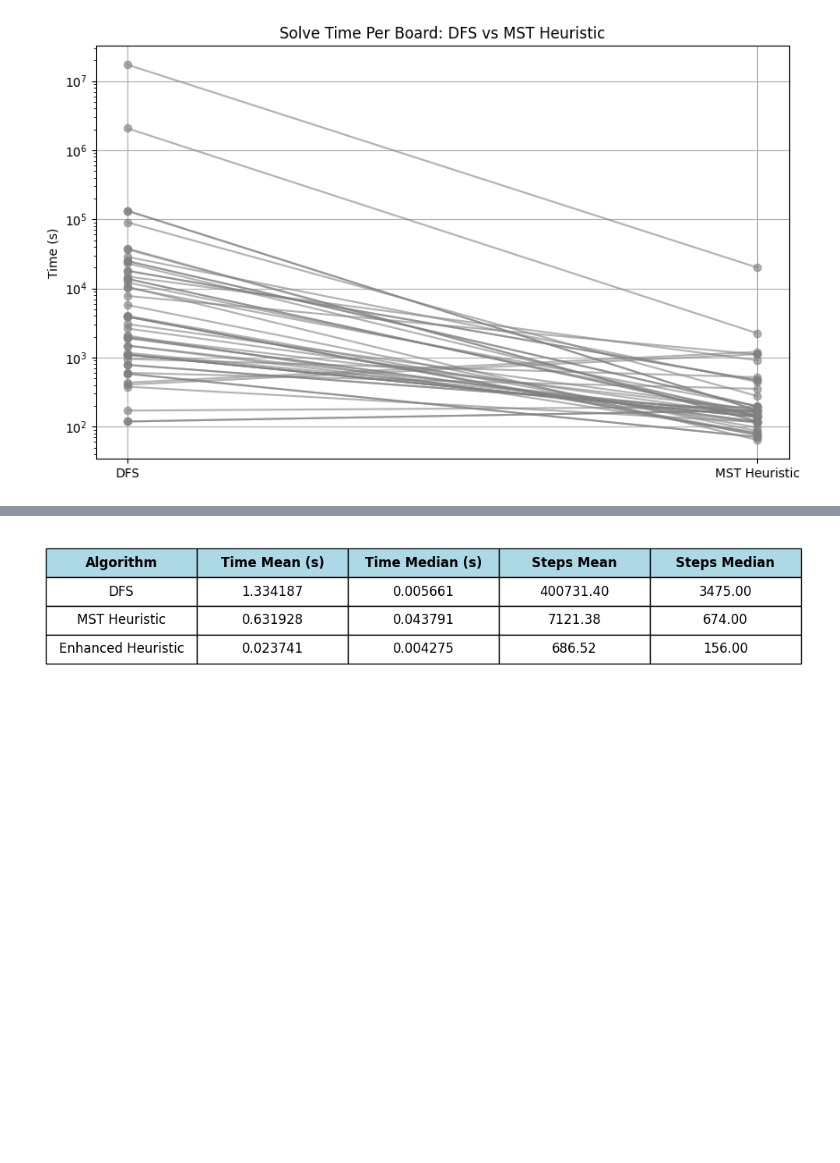
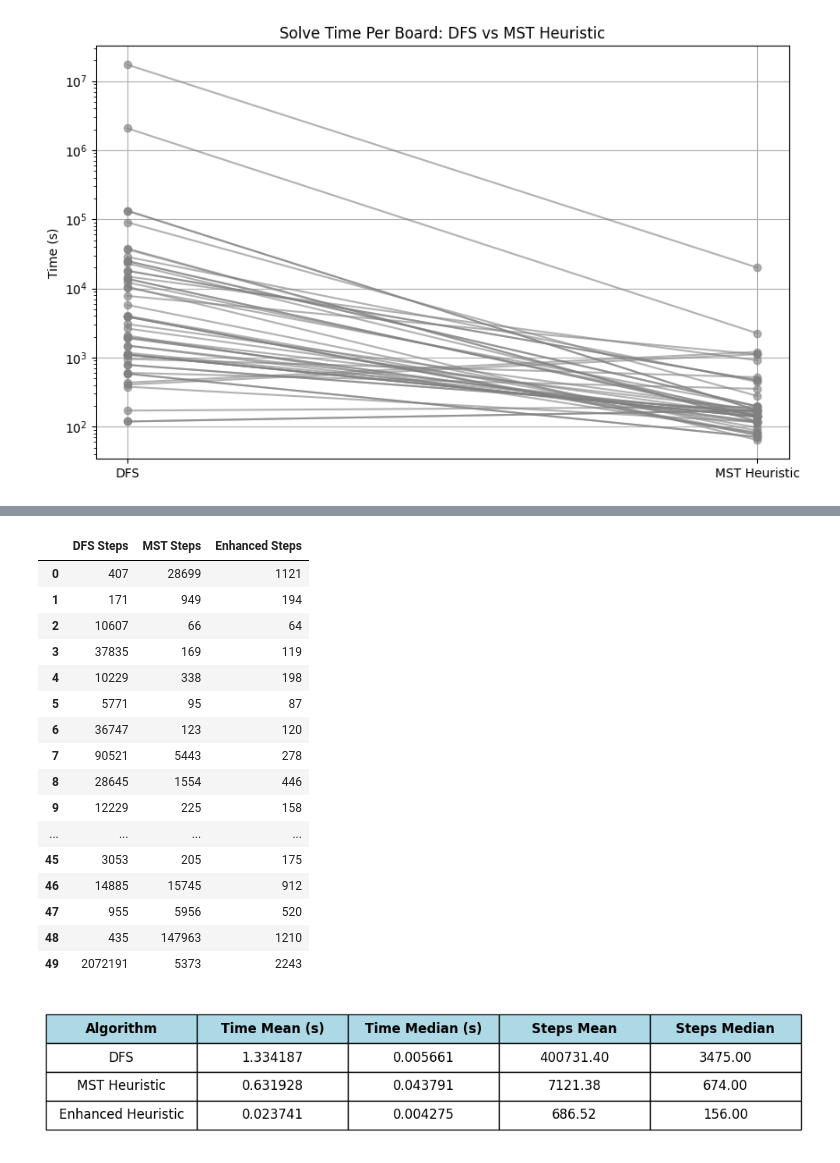
Before and after one commit to MichaelSBU/LinkedInGames, a Jupyter notebook: Zip/plotting.ipynb, the cells around one changed output, grey strips where cells are left out. Drawn from its saved outputs; the diff is of its cells as text; code cells hidden in the pictures; blank space fills up the shorter version.

```diff
--- a/Zip/plotting.ipynb
+++ b/Zip/plotting.ipynb
@@ -263,3 +263,32 @@ plt.show()
+# %%
+import pandas as pd
+
+# Assuming dfs_steps, mst_steps, and enhanced_steps are pandas Series
+merged_steps = pd.concat([dfs_steps, mst_steps, enhanced_steps], axis=1)
+
+# Optionally, you can assign column names for clarity
+merged_steps.columns = ['DFS Steps', 'MST Steps', 'Enhanced Steps']
+
+# Display the merged table
+display(merged_steps)
+# %% [output]
+|  | DFS Steps | MST Steps | Enhanced Steps |
+| 0 | 407 | 28699 | 1121 |
+| 1 | 171 | 949 | 194 |
+| 2 | 10607 | 66 | 64 |
+| 3 | 37835 | 169 | 119 |
+| 4 | 10229 | 338 | 198 |
+| 5 | 5771 | 95 | 87 |
+| 6 | 36747 | 123 | 120 |
+| 7 | 90521 | 5443 | 278 |
+| 8 | 28645 | 1554 | 446 |
+| 9 | 12229 | 225 | 158 |
+| ... | ... | ... | ... |
+| 45 | 3053 | 205 | 175 |
+| 46 | 14885 | 15745 | 912 |
+| 47 | 955 | 5956 | 520 |
+| 48 | 435 | 147963 | 1210 |
+| 49 | 2072191 | 5373 | 2243 |
 # %%
 import pandas as pd
 import matplotlib.pyplot as plt
```
Also changed, not shown: parts of 1 cell of this notebook, 6 other files.
